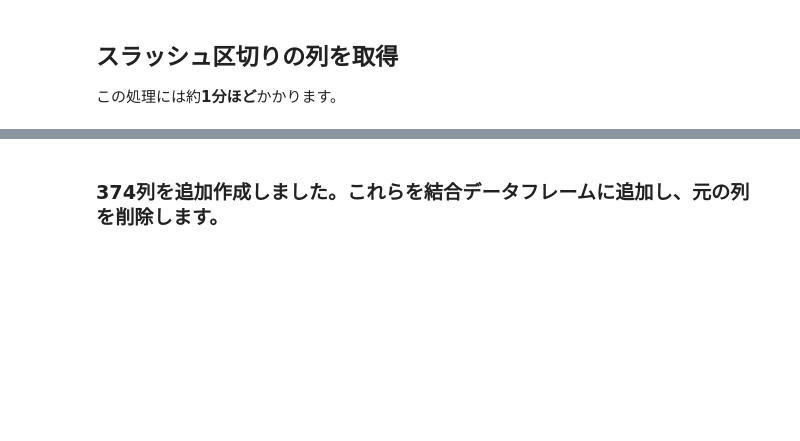
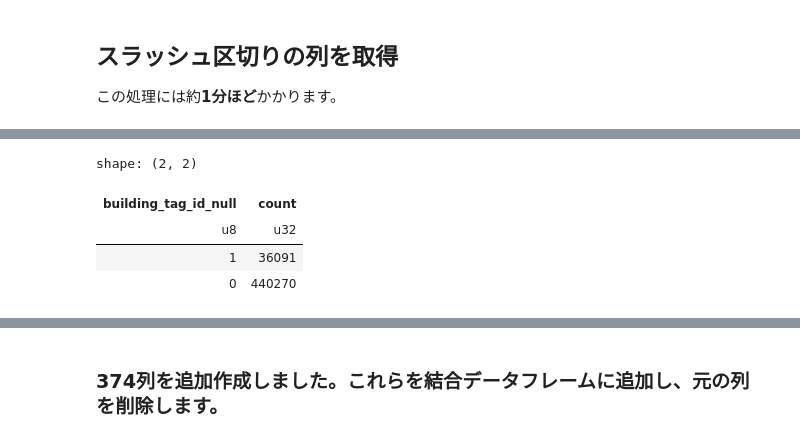
Before and after one commit to ak0592/signate, a Jupyter notebook: notebooks/simple baseline.ipynb, the cells around one changed output, grey strips where cells are left out. Saved outputs shown, nothing was run; the diff lists cells and outputs as text; code cells hidden in the pictures; blank space fills up the shorter version.

```diff
--- a/notebooks/simple baseline.ipynb
+++ b/notebooks/simple baseline.ipynb
@@ -292,0 +451,8 @@ shape: (5, 383)
+# %%
+slashed_df["building_tag_id_null"].value_counts()
+# %% [output]
+shape: (2, 2)
+| building_tag_id_null | count |
+| u8 | u32 |
+| 1 | 36091 |
+| 0 | 440270 |
```
Also changed, not shown: parts of 41 cells of this notebook, 6 other files.
